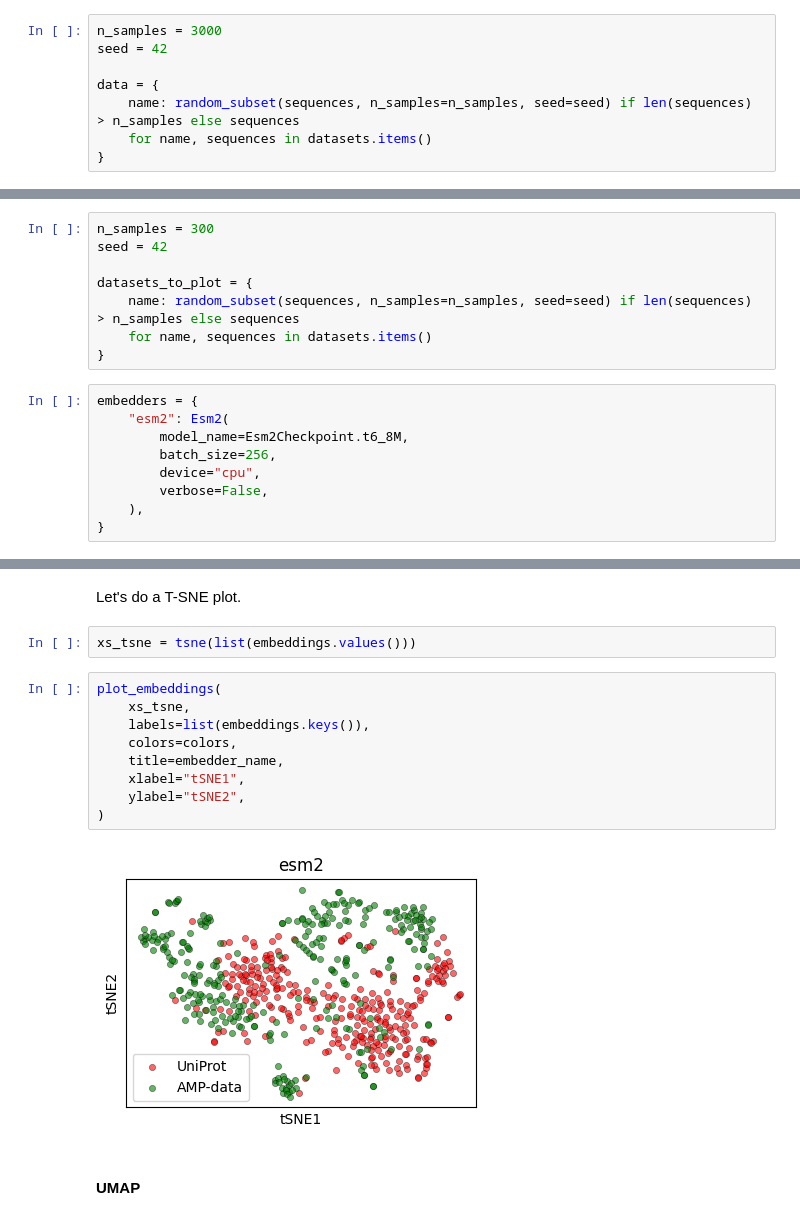
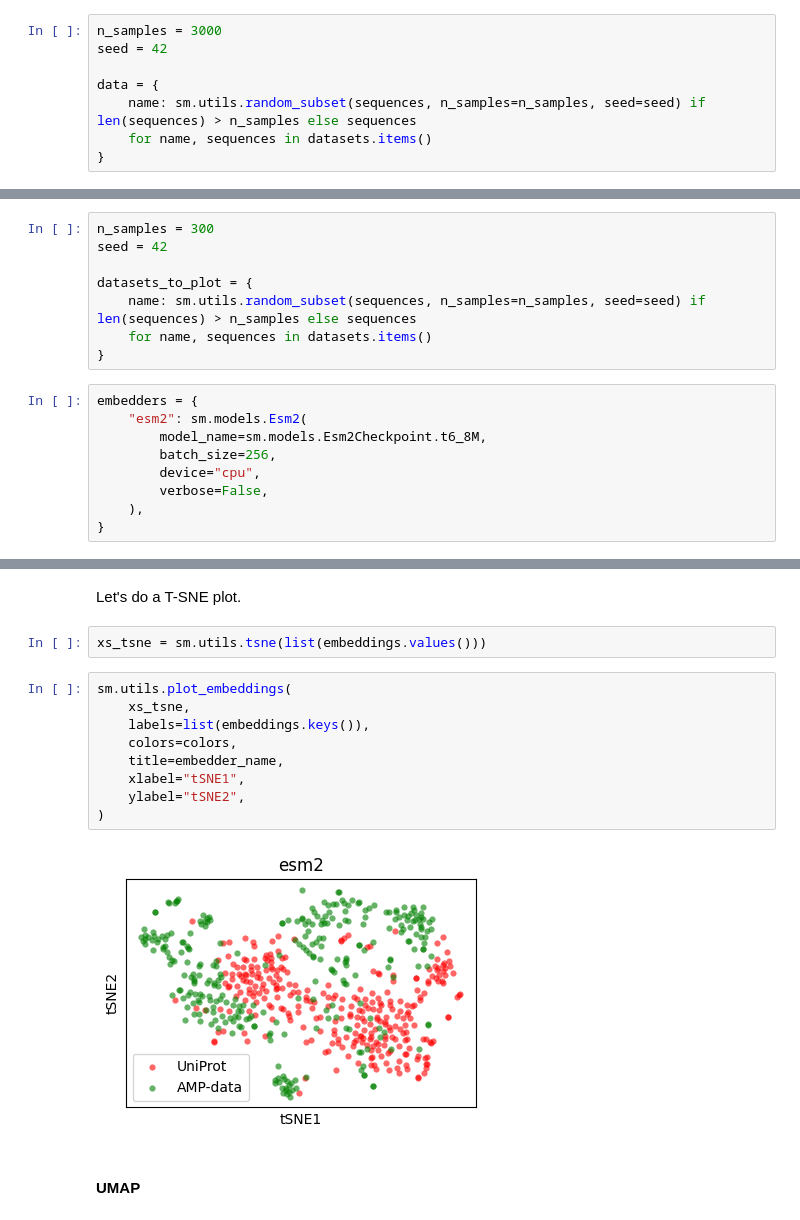
Before and after one commit to szczurek-lab/seqme, a Jupyter notebook: docs/tutorials/diagnostics.ipynb, the cells around one changed output, grey strips where cells are left out. Saved outputs shown, nothing was run; the diff lists cells and outputs as text.

```diff
--- a/docs/tutorials/diagnostics.ipynb
+++ b/docs/tutorials/diagnostics.ipynb
@@ -47,7 +30,7 @@ n_samples = 3000
 seed = 42
 
 data = {
-    name: random_subset(sequences, n_samples=n_samples, seed=seed) if len(sequences) > n_samples else sequences
+    name: sm.utils.random_subset(sequences, n_samples=n_samples, seed=seed) if len(sequences) > n_samples else sequences
     for name, sequences in datasets.items()
 }
 # %% [markdown]
@@ -116,13 +99,13 @@ n_samples = 300
 seed = 42
 
 datasets_to_plot = {
-    name: random_subset(sequences, n_samples=n_samples, seed=seed) if len(sequences) > n_samples else sequences
+    name: sm.utils.random_subset(sequences, n_samples=n_samples, seed=seed) if len(sequences) > n_samples else sequences
     for name, sequences in datasets.items()
 }
 # %%
 embedders = {
-    "esm2": Esm2(
-        model_name=Esm2Checkpoint.t6_8M,
+    "esm2": sm.models.Esm2(
+        model_name=sm.models.Esm2Checkpoint.t6_8M,
         batch_size=256,
         device="cpu",
         verbose=False,
@@ -157,18 +140,18 @@ plot_embeddings(
 # %% [markdown]
 Let's do a T-SNE plot.
 # %%
-xs_tsne = tsne(list(embeddings.values()))
+xs_tsne = sm.utils.tsne(list(embeddings.values()))
 # %%
-plot_embeddings(
+sm.utils.plot_embeddings(
     xs_tsne,
     labels=list(embeddings.keys()),
     colors=colors,
     title=embedder_name,
     xlabel="tSNE1",
     ylabel="tSNE2",
 )
 # %% [output]
-[figure, old version]
+[figure, new version]
 # %% [markdown]
 #### UMAP
 # %% [markdown]
```
Also changed, not shown: parts of 15 cells of this notebook, 19 other files.
